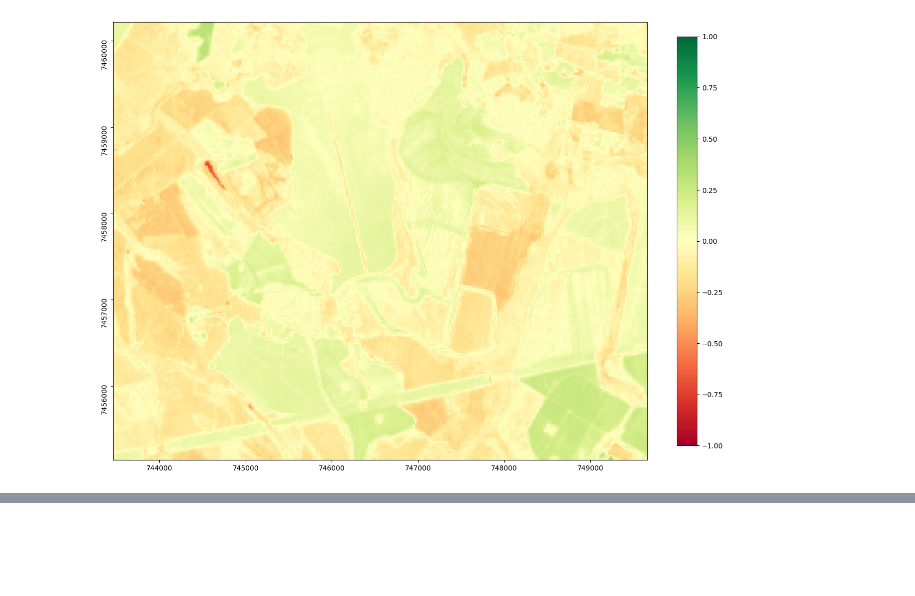
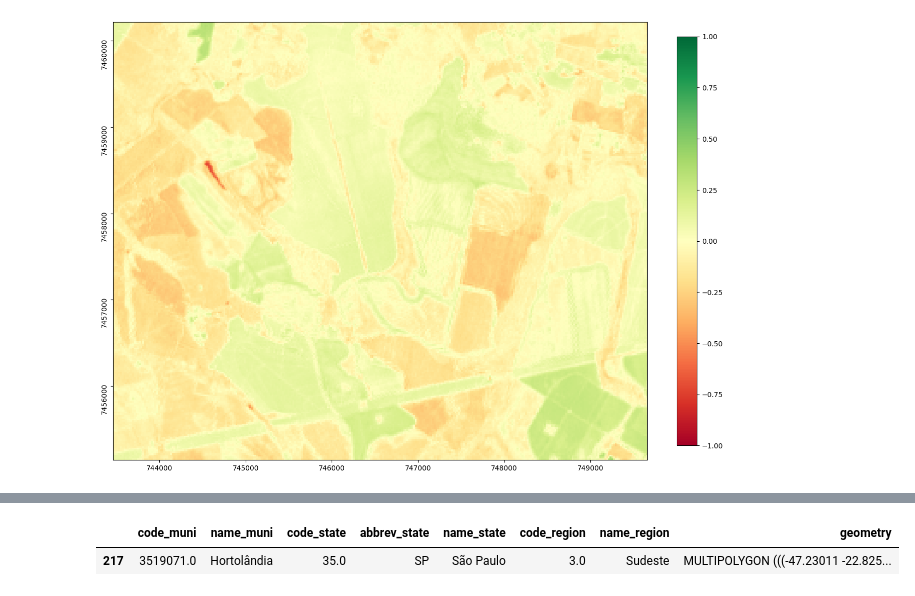
Before and after one commit to fernando-aramis-99/sandbox, a Jupyter notebook: Python/geoprocessing/Imersão/Aula 4/aula_4.ipynb, the cells around one changed output, grey strips where cells are left out. Cells and saved outputs as stored; diff of their text form; code cells hidden in the pictures; blank space fills up the shorter version.

```diff
--- a/Python/geoprocessing/Imersão/Aula 4/aula_4.ipynb
+++ b/Python/geoprocessing/Imersão/Aula 4/aula_4.ipynb
@@ -82,0 +104,6 @@ plt.show()
+# %%
+horto = geobr.read_municipality(code_muni = 3519071, year = 2020)
+horto.head()
+# %% [output]
+|  | code_muni | name_muni | code_state | abbrev_state | name_state | code_region | name_region | geometry |
+| 217 | 3519071.0 | Hortolândia | 35.0 | SP | São Paulo | 3.0 | Sudeste | MULTIPOLYGON (((-47.23011 -22.825... |
```
Also changed, not shown: parts of 4 cells of this notebook.
